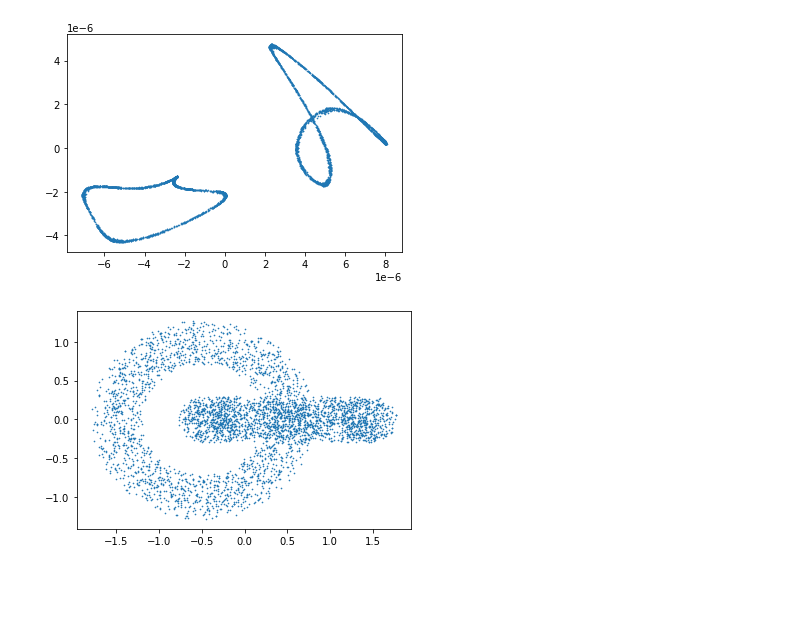
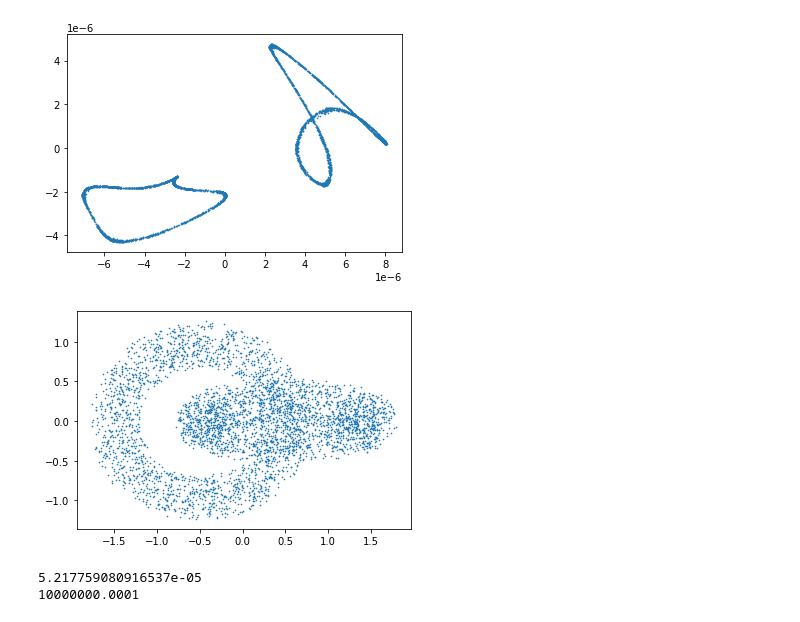
Before and after one commit to JakobSchauser/MLandData, a Jupyter notebook: MachineLearningB/Assignment 3/t-SNE notebook.ipynb, the cells around one changed output. Drawn from its saved outputs; the diff is of its cells as text; code cells hidden in the pictures; blank space fills up the shorter version.

```diff
--- a/MachineLearningB/Assignment 3/t-SNE notebook.ipynb
+++ b/MachineLearningB/Assignment 3/t-SNE notebook.ipynb
@@ -174,15 +167,24 @@ pca = PCA()
 trans = pca.fit_transform(points)
 # %%
 plt.figure()
-plt.scatter(points[:,0],points[:,1],s=0.4)
+plt.scatter(trans[:,0],trans[:,1],s=0.4)
 plt.show()
 # %% [output]
-[figure, old version]
+[figure, new version]
 # %%
 def find_nummerical():
     value = lambda x: 8*np.log(2*(2*x)**11/0.01)/x
-    for i in range(10000):
-        if np.isclose(value(i/10+1000),0.01**2):
-            return i
+    lowest = 1000000
+    lowesti = 0
+    for i in range(1000000):
+        v = value(i/10000000000+10000000) - 0.01**2
+        if v < lowest:
+            lowest = v
+            lowesti = i
+    print(lowest)
+    print(lowesti/10000000000+10000000)
 
 find_nummerical()
+# %% [output]
+5.217759080916537e-05
+10000000.0001
```
Also changed, not shown: parts of 2 cells of this notebook.
